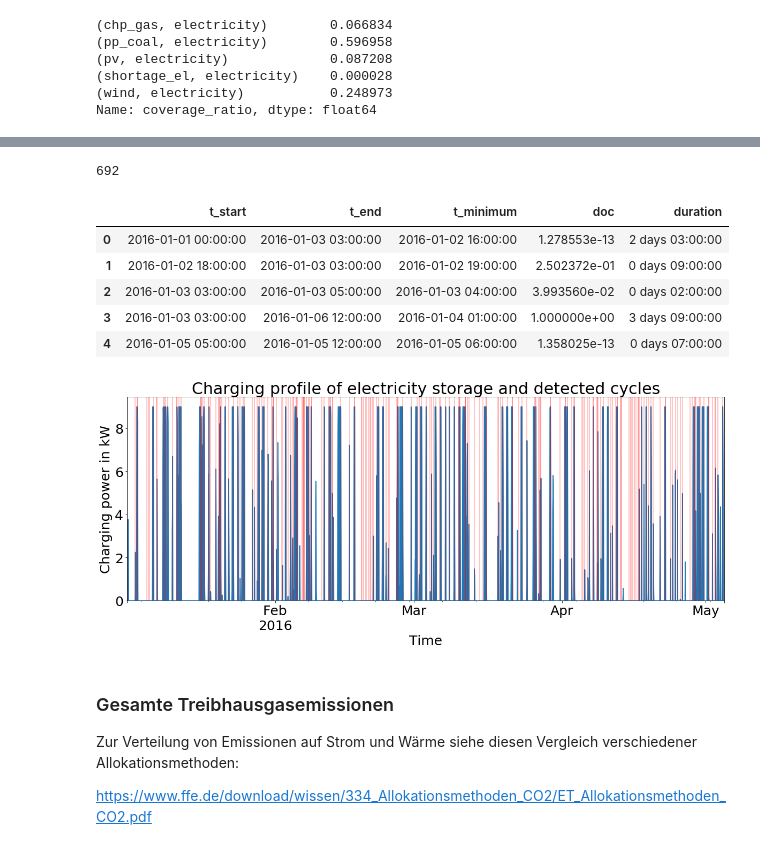
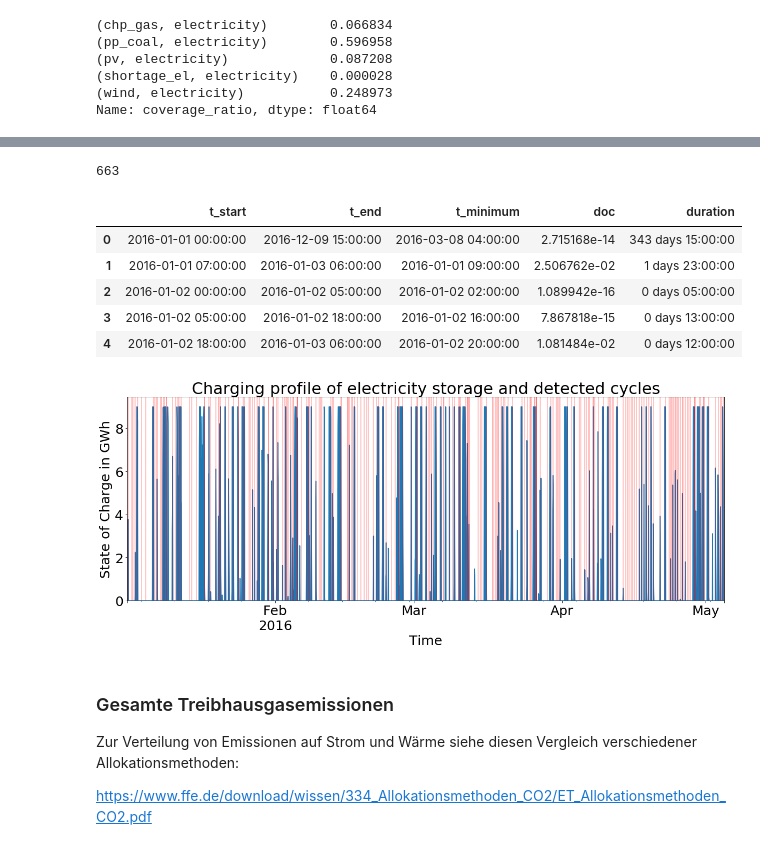
Before and after one commit to rl-institut/workshop, a Jupyter notebook: oemof/2_Beispiel_und_Uebung/2_Postprocessing_und_Plots.ipynb, the cells around one changed output, grey strips where cells are left out. Saved outputs shown, nothing was run; the diff lists cells and outputs as text; code cells hidden in the pictures.

```diff
--- a/oemof/2_Beispiel_und_Uebung/2_Postprocessing_und_Plots.ipynb
+++ b/oemof/2_Beispiel_und_Uebung/2_Postprocessing_und_Plots.ipynb
@@ -300,33 +280,35 @@ https://github.com/oemof/cydets
 # %%
 from cydets.algorithm import detect_cycles
 
-charge_el = results_bus_el[('electricity', 'storage_el')]
-cycles = detect_cycles(charge_el)
+
+state_of_charge_el = string_results[('storage_el', 'None')]['sequences']['capacity']
+
+cycles = detect_cycles(state_of_charge_el)
 print(len(cycles))
 cycles.head()
 # %% [output]
-692
+663
 |  | t_start | t_end | t_minimum | doc | duration |
-| 0 | 2016-01-01 00:00:00 | 2016-01-03 03:00:00 | 2016-01-02 16:00:00 | 1.278553e-13 | 2 days 03:00:00 |
-| 1 | 2016-01-02 18:00:00 | 2016-01-03 03:00:00 | 2016-01-02 19:00:00 | 2.502372e-01 | 0 days 09:00:00 |
-| 2 | 2016-01-03 03:00:00 | 2016-01-03 05:00:00 | 2016-01-03 04:00:00 | 3.993560e-02 | 0 days 02:00:00 |
-| 3 | 2016-01-03 03:00:00 | 2016-01-06 12:00:00 | 2016-01-04 01:00:00 | 1.000000e+00 | 3 days 09:00:00 |
-| 4 | 2016-01-05 05:00:00 | 2016-01-05 12:00:00 | 2016-01-05 06:00:00 | 1.358025e-13 | 0 days 07:00:00 |
+| 0 | 2016-01-01 00:00:00 | 2016-12-09 15:00:00 | 2016-03-08 04:00:00 | 2.715168e-14 | 343 days 15:00:00 |
+| 1 | 2016-01-01 07:00:00 | 2016-01-03 06:00:00 | 2016-01-01 09:00:00 | 2.506762e-02 | 1 days 23:00:00 |
+| 2 | 2016-01-02 00:00:00 | 2016-01-02 05:00:00 | 2016-01-02 02:00:00 | 1.089942e-16 | 0 days 05:00:00 |
+| 3 | 2016-01-02 05:00:00 | 2016-01-02 18:00:00 | 2016-01-02 16:00:00 | 7.867818e-15 | 0 days 13:00:00 |
+| 4 | 2016-01-02 18:00:00 | 2016-01-03 06:00:00 | 2016-01-02 20:00:00 | 1.081484e-02 | 0 days 12:00:00 |
 # %%
 range_low = 1
 range_high = 3000
 
 fig, ax = plt.subplots()
 charge_el = charge_el.clip(lower=0)
 charge_el[range_low:range_high].plot.area(ax=ax)
 for timepoint in cycles['t_start']:
     ax.axvline(x=timepoint, c='r', alpha=0.3)
-ax.set_ylabel('Charging power in kW')
+ax.set_ylabel('State of Charge in GWh')
 ax.set_xlabel('Time')
 ax.set_title('Charging profile of electricity storage and detected cycles')
 plt.show()
 # %% [output]
-[figure, old version]
+[figure, new version]
 # %% [markdown]
 ### Gesamte Treibhausgasemissionen
 
```
Also changed, not shown: parts of 13 cells of this notebook, 1 other file.
